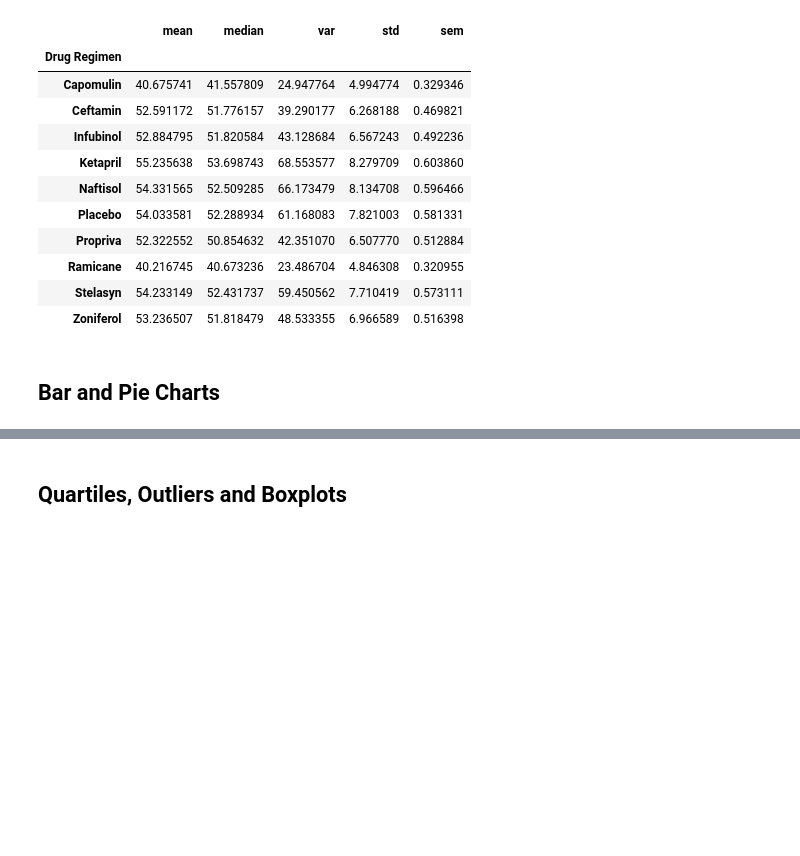
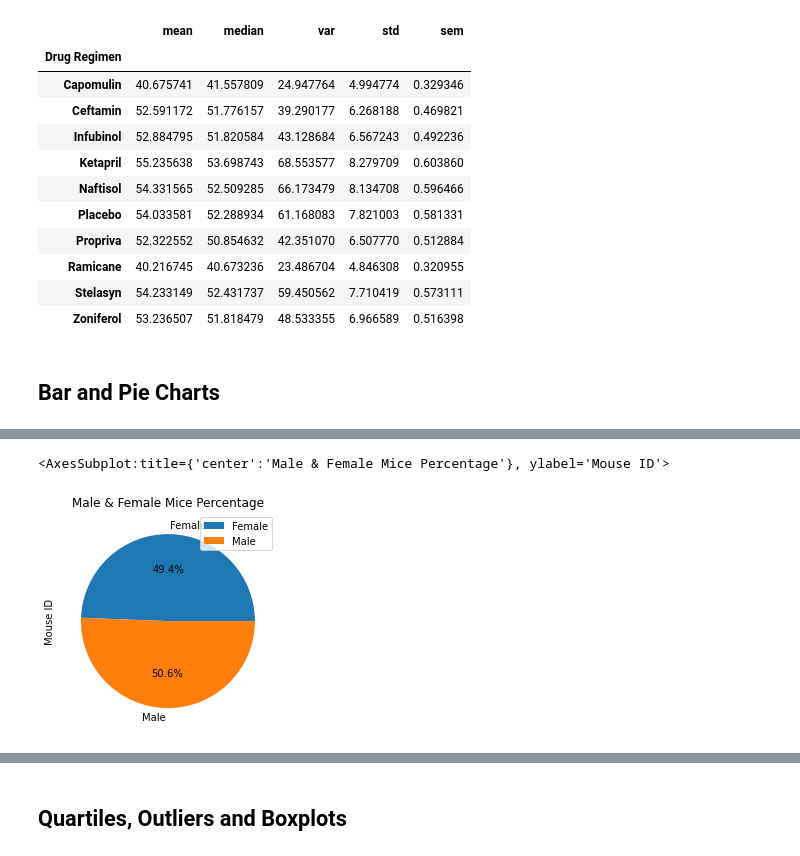
Before and after one commit to axfrancois123/pymaceuticals_starter, a Jupyter notebook: pymaceuticals_starter.ipynb, the cells around one changed output, grey strips where cells are left out. Drawn from its saved outputs; the diff is of its cells as text; code cells hidden in the pictures; blank space fills up the shorter version.

```diff
--- a/pymaceuticals_starter.ipynb
+++ b/pymaceuticals_starter.ipynb
@@ -156,4 +197,13 @@ agg_df
 # %%
 # Generate a pie plot showing the distribution of female versus male mice using pandas
+
+
+pie_chart = merged_df.groupby(['Sex']).count().plot(kind='pie', y='Mouse ID', autopct='%1.1f%%')
+
+plt.title("Male & Female Mice Percentage")
+pie_chart
+# %% [output]
+<AxesSubplot:title={'center':'Male & Female Mice Percentage'}, ylabel='Mouse ID'>
+[figure, added]
 # %%
 # Generate a pie plot showing the distribution of female versus male mice using pyplot
```
Also changed, not shown: parts of 13 cells of this notebook.
